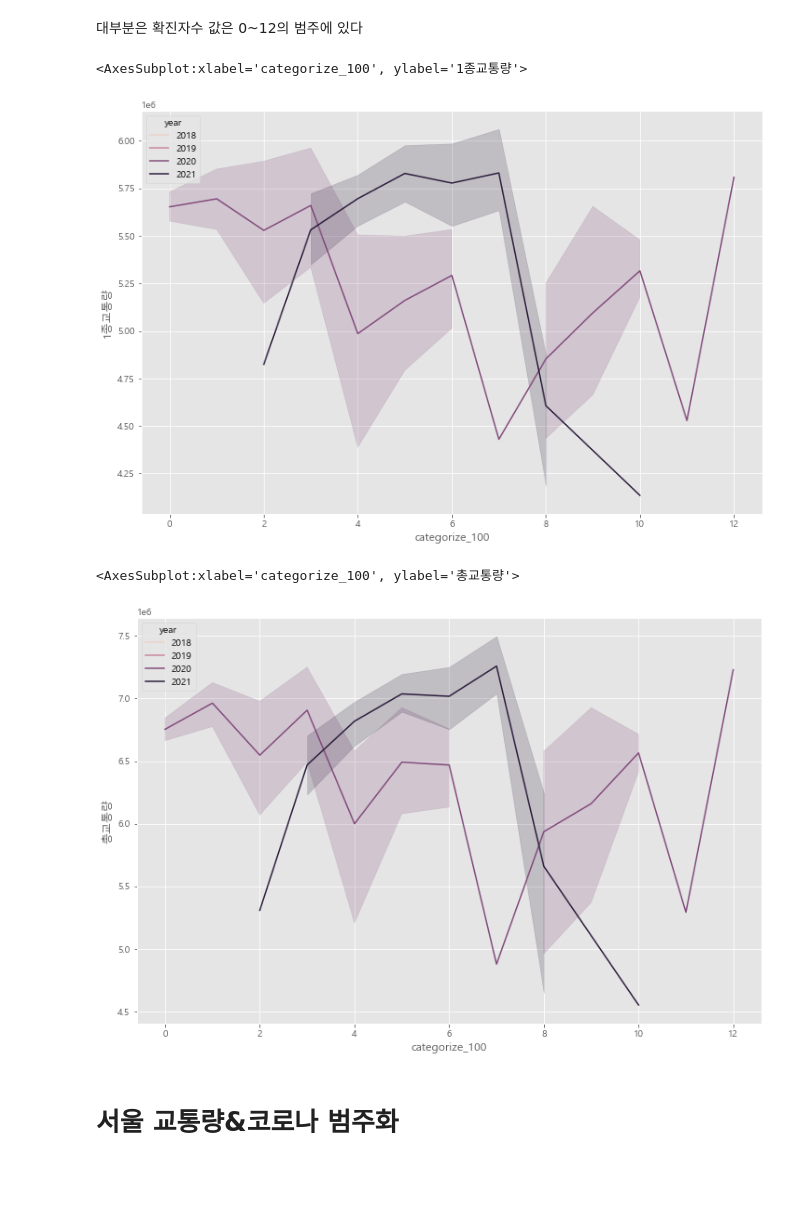
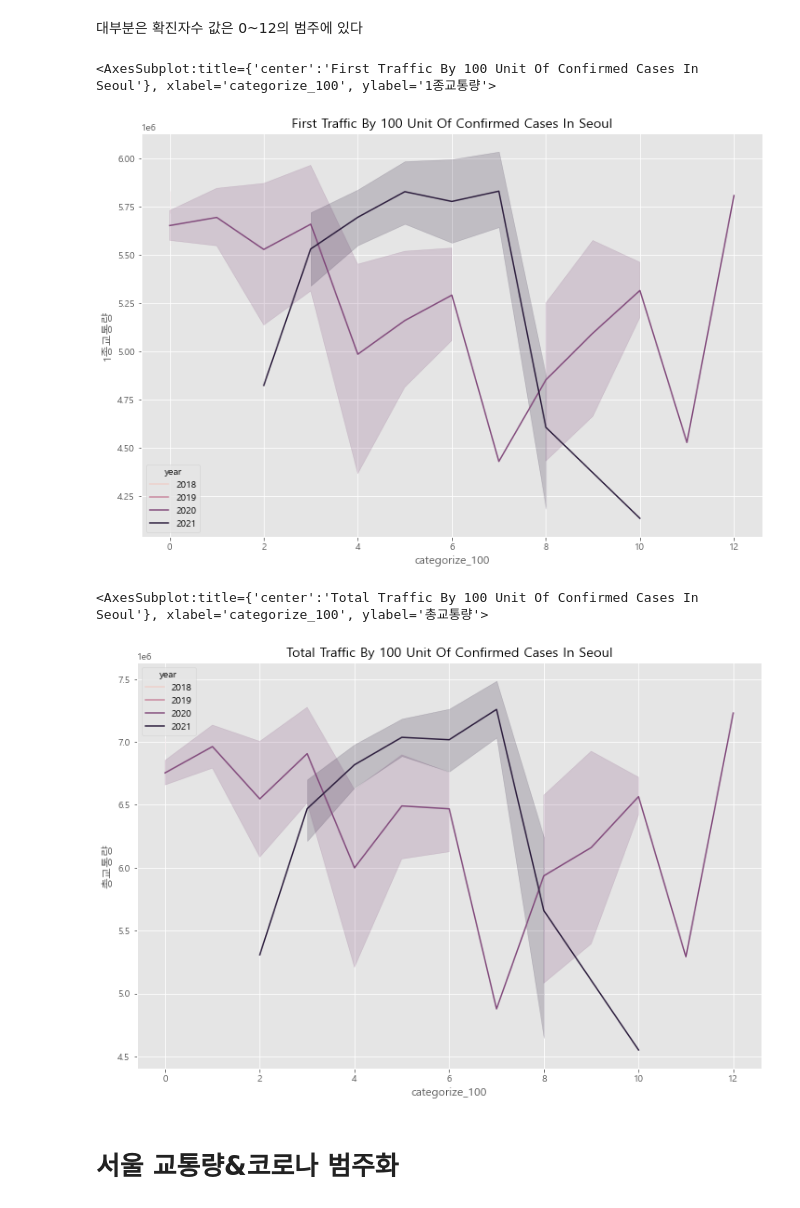
Before and after one commit to WooShangHyeon/damentor_3, a Jupyter notebook: Categorize corona probability_LHJ.ipynb, the cells around one changed output. Saved outputs shown, nothing was run; the diff lists cells and outputs as text; code cells hidden in the pictures; blank space fills up the shorter version.

```diff
--- a/Categorize corona probability_LHJ.ipynb
+++ b/Categorize corona probability_LHJ.ipynb
@@ -157,19 +157,21 @@ sns.countplot(x='categorize_100',data=data_mart_total,hue='year')
 # %%
 #확진자수에 따른 평균 1종교통량
 
 plt.figure(figsize=(12,8))
+plt.title('First Traffic By 100 Unit Of Confirmed Cases In Seoul')
 sns.lineplot(x='categorize_100', y='1종교통량',data=data_mart_total,hue='year')
 # %% [output]
-<AxesSubplot:xlabel='categorize_100', ylabel='1종교통량'>
+<AxesSubplot:title={'center':'First Traffic By 100 Unit Of Confirmed Cases In Seoul'}, xlabel='categorize_100', ylabel='1종교통량'>
-[figure, old version]
+[figure, new version]
 # %%
 #확진자수에 따른 평균 총교통량
 
 plt.figure(figsize=(12,8))
+plt.title('Total Traffic By 100 Unit Of Confirmed Cases In Seoul')
 sns.lineplot(x='categorize_100', y='총교통량',data=data_mart_total,hue='year')
 # %% [output]
-<AxesSubplot:xlabel='categorize_100', ylabel='총교통량'>
+<AxesSubplot:title={'center':'Total Traffic By 100 Unit Of Confirmed Cases In Seoul'}, xlabel='categorize_100', ylabel='총교통량'>
-[figure, old version]
+[figure, new version]
 # %% [markdown]
 # 서울 교통량&코로나 범주화
 # %%
```
Also changed, not shown: parts of 7 cells of this notebook.
